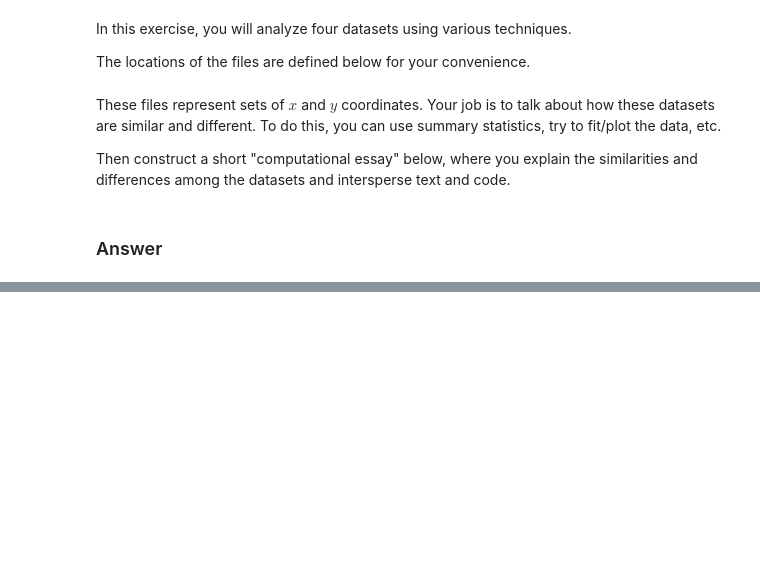
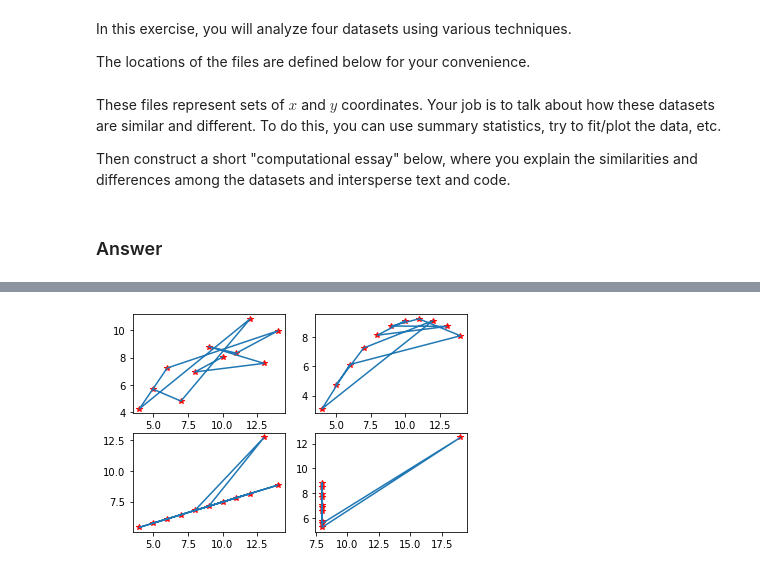
Before and after one commit to Zachary3352/reading-journal-Zachary3352, a Jupyter notebook: data_science_worksheet.ipynb, the cells around one changed output, grey strips where cells are left out. Cells and saved outputs as stored; diff of their text form; code cells hidden in the pictures; blank space fills up the shorter version.

```diff
--- a/data_science_worksheet.ipynb
+++ b/data_science_worksheet.ipynb
@@ -537,0 +538,16 @@ Then construct a short "computational essay" below, where you explain the simila
+# %%
+file_1_dataframe = pd.read_csv(file_1, header=None)
+file_1_x = file_1_dataframe.iloc[:,0].tolist()
+file_1_y = file_1_dataframe.iloc[:,1].tolist()
+
+file_2_dataframe = pd.read_csv(file_2, header=None)
+file_2_x = file_2_dataframe.iloc[:,0].tolist()
+file_2_y = file_2_dataframe.iloc[:,1].tolist()
+
+file_3_dataframe = pd.read_csv(file_3, header=None)
+file_3_x = file_3_dataframe.iloc[:,0].tolist()
+file_3_y = file_3_dataframe.iloc[:,1].tolist()
+
+file_4_dataframe = pd.read_csv(file_4, header=None)
+file_4_x = file_4_dataframe.iloc[:,0].tolist()
+file_4_y = file_4_dataframe.iloc[:,1].tolist()
@@ -537,0 +581,22 @@ Then construct a short "computational essay" below, where you explain the simila
+# %%
+plt.figure()
+
+plt.subplot(221)
+plt.plot(file_1_x, file_1_y, "r*")
+plt.plot(file_1_x, file_1_y, "-")
+
+plt.subplot(222)
+plt.plot(file_2_x, file_2_y, "r*")
+plt.plot(file_2_x, file_2_y, "-")
+
+plt.subplot(223)
+plt.plot(file_3_x, file_3_y, "r*")
+plt.plot(file_3_x, file_3_y, "-")
+
+plt.subplot(224)
+plt.plot(file_4_x, file_4_y, "r*")
+plt.plot(file_4_x, file_4_y, "-")
+
+plt.show()
+# %% [output]
+[figure, added]
```
Also changed, not shown: parts of 6 cells of this notebook.
